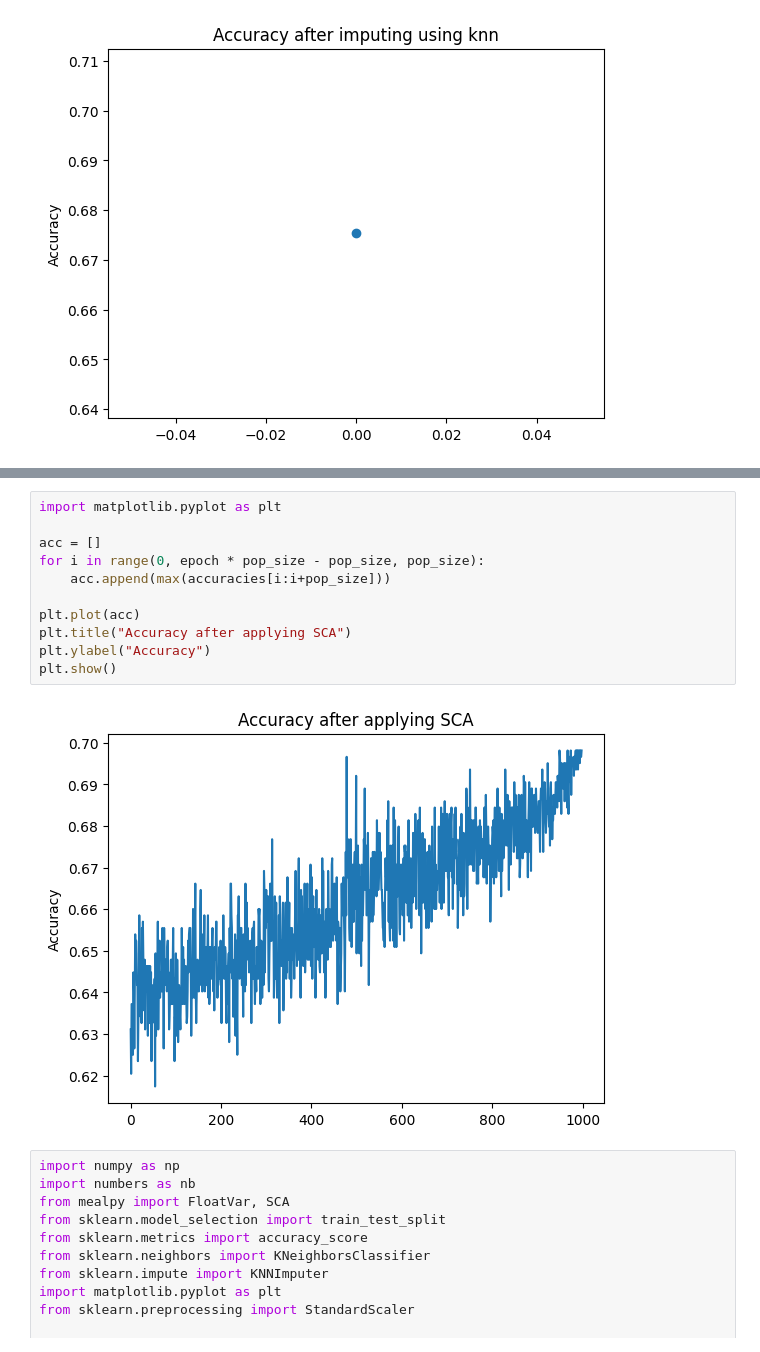
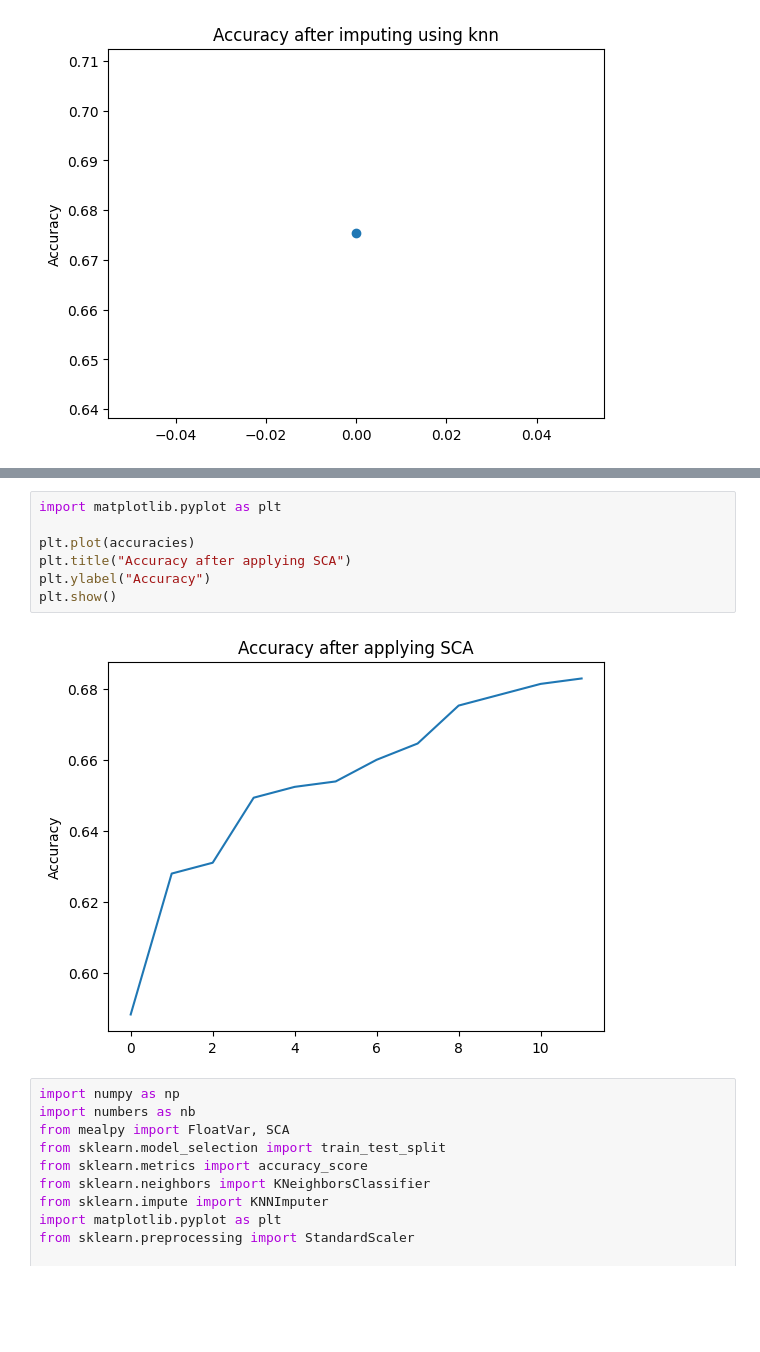
Before and after one commit to Amirmadjour/tab_de_codage, a Jupyter notebook: and_tp1_presentation.ipynb, the cells around one changed output, grey strips where cells are left out. Cells and saved outputs as stored; diff of their text form; blank space fills up the shorter version.

```diff
--- a/and_tp1_presentation.ipynb
+++ b/and_tp1_presentation.ipynb
@@ -667,16 +684,12 @@ Solution: [ 4.15407757  0.26475639 -4.06814626 ...  0.87070246 -4.74784576
 # %%
 import matplotlib.pyplot as plt
 
-acc = []
-for i in range(0, epoch * pop_size - pop_size, pop_size):
-    acc.append(max(accuracies[i:i+pop_size]))
-
-plt.plot(acc)
+plt.plot(accuracies)
 plt.title("Accuracy after applying SCA")
 plt.ylabel("Accuracy")
 plt.show()
 # %% [output]
-[figure, old version]
+[figure, new version]
 # %%
 import numpy as np
 import numbers as nb
```
Also changed, not shown: parts of 1 cell of this notebook, 6 other files.
